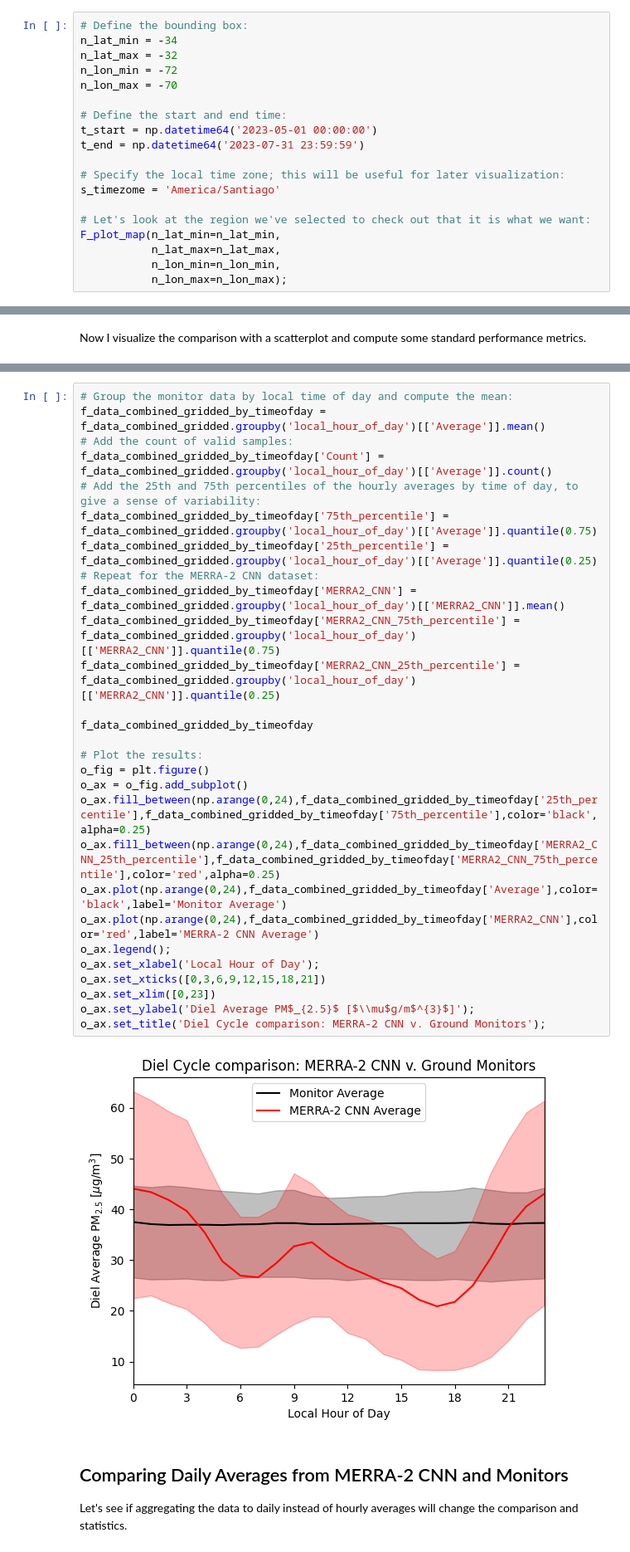
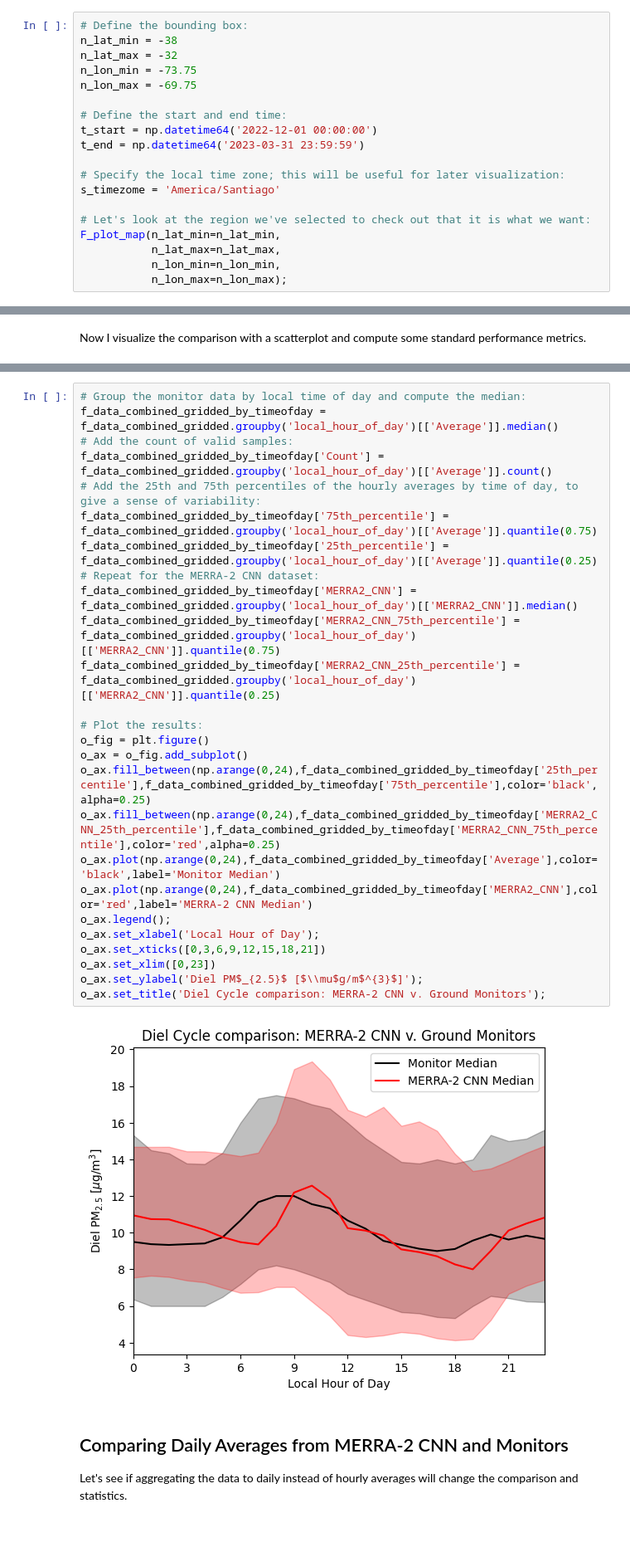
Before and after one commit to NASAARSET/PM2.5_AQ_Online_2026, a Jupyter notebook: code/python/PM2_5_AQ_Online_2026_CaseStudy_EN_complete.ipynb, the cells around one changed output, grey strips where cells are left out. Shown at 83% size. Saved outputs shown, nothing was run; the diff lists cells and outputs as text.

```diff
--- a/code/python/PM2_5_AQ_Online_2026_CaseStudy_EN_complete.ipynb
+++ b/code/python/PM2_5_AQ_Online_2026_CaseStudy_EN_complete.ipynb
@@ -449,14 +641,14 @@ def F_compute_metrics(f_data,
 3.   Use `s_timezone` to specify the time zone in which the analysis is taking place. This will be useful for converting between UTC and local time. Check the [list of TZ database timezones](https://en.wikipedia.org/wiki/List_of_tz_database_time_zones) for possible options.
 # %%
 # Define the bounding box:
-n_lat_min = -34
+n_lat_min = -38
 n_lat_max = -32
-n_lon_min = -72
-n_lon_max = -70
+n_lon_min = -73.75
+n_lon_max = -69.75
 
 # Define the start and end time:
-t_start = np.datetime64('2023-05-01 00:00:00')
-t_end = np.datetime64('2023-07-31 23:59:59')
+t_start = np.datetime64('2022-12-01 00:00:00')
+t_end = np.datetime64('2023-03-31 23:59:59')
 
 # Specify the local time zone; this will be useful for later visualization:
 s_timezome = 'America/Santiago'
@@ -918,33 +1124,31 @@ Another way to assess these results is by comparing the diel patterns (i.e., the
 # %%
-# Group the monitor data by local time of day and compute the mean:
-f_data_combined_gridded_by_timeofday = f_data_combined_gridded.groupby('local_hour_of_day')[['Average']].mean()
+# Group the monitor data by local time of day and compute the median:
+f_data_combined_gridded_by_timeofday = f_data_combined_gridded.groupby('local_hour_of_day')[['Average']].median()
 # Add the count of valid samples:
 f_data_combined_gridded_by_timeofday['Count'] = f_data_combined_gridded.groupby('local_hour_of_day')[['Average']].count()
 # Add the 25th and 75th percentiles of the hourly averages by time of day, to give a sense of variability:
 f_data_combined_gridded_by_timeofday['75th_percentile'] = f_data_combined_gridded.groupby('local_hour_of_day')[['Average']].quantile(0.75)
 f_data_combined_gridded_by_timeofday['25th_percentile'] = f_data_combined_gridded.groupby('local_hour_of_day')[['Average']].quantile(0.25)
 # Repeat for the MERRA-2 CNN dataset:
-f_data_combined_gridded_by_timeofday['MERRA2_CNN'] = f_data_combined_gridded.groupby('local_hour_of_day')[['MERRA2_CNN']].mean()
+f_data_combined_gridded_by_timeofday['MERRA2_CNN'] = f_data_combined_gridded.groupby('local_hour_of_day')[['MERRA2_CNN']].median()
 f_data_combined_gridded_by_timeofday['MERRA2_CNN_75th_percentile'] = f_data_combined_gridded.groupby('local_hour_of_day')[['MERRA2_CNN']].quantile(0.75)
 f_data_combined_gridded_by_timeofday['MERRA2_CNN_25th_percentile'] = f_data_combined_gridded.groupby('local_hour_of_day')[['MERRA2_CNN']].quantile(0.25)
-
-f_data_combined_gridded_by_timeofday
 
 # Plot the results:
 o_fig = plt.figure()
 o_ax = o_fig.add_subplot()
 o_ax.fill_between(np.arange(0,24),f_data_combined_gridded_by_timeofday['25th_percentile'],f_data_combined_gridded_by_timeofday['75th_percentile'],color='black',alpha=0.25)
 o_ax.fill_between(np.arange(0,24),f_data_combined_gridded_by_timeofday['MERRA2_CNN_25th_percentile'],f_data_combined_gridded_by_timeofday['MERRA2_CNN_75th_percentile'],color='red',alpha=0.25)
-o_ax.plot(np.arange(0,24),f_data_combined_gridded_by_timeofday['Average'],color='black',label='Monitor Average')
-o_ax.plot(np.arange(0,24),f_data_combined_gridded_by_timeofday['MERRA2_CNN'],color='red',label='MERRA-2 CNN Average')
+o_ax.plot(np.arange(0,24),f_data_combined_gridded_by_timeofday['Average'],color='black',label='Monitor Median')
+o_ax.plot(np.arange(0,24),f_data_combined_gridded_by_timeofday['MERRA2_CNN'],color='red',label='MERRA-2 CNN Median')
 o_ax.legend();
 o_ax.set_xlabel('Local Hour of Day');
 o_ax.set_xticks([0,3,6,9,12,15,18,21])
 o_ax.set_xlim([0,23])
-o_ax.set_ylabel('Diel Average PM$_{2.5}$ [$\\mu$g/m$^{3}$]');
+o_ax.set_ylabel('Diel PM$_{2.5}$ [$\\mu$g/m$^{3}$]');
 o_ax.set_title('Diel Cycle comparison: MERRA-2 CNN v. Ground Monitors');
 # %% [output]
-[figure, old version]
+[figure, new version]
 # %% [markdown]
 ## Comparing Daily Averages from MERRA-2 CNN and Monitors
 
```
Also changed, not shown: parts of 22 cells of this notebook, 1 other file.
